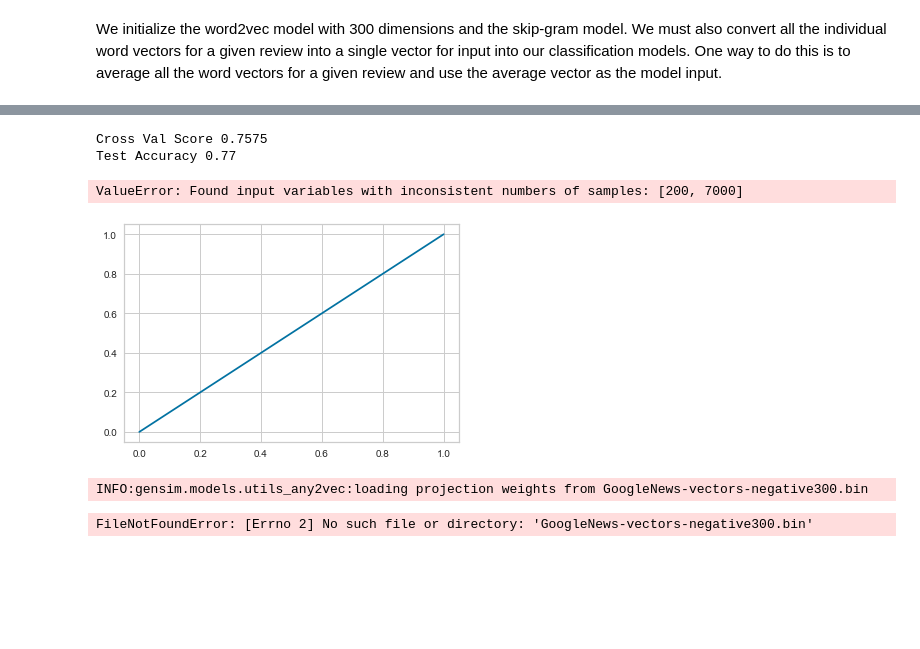
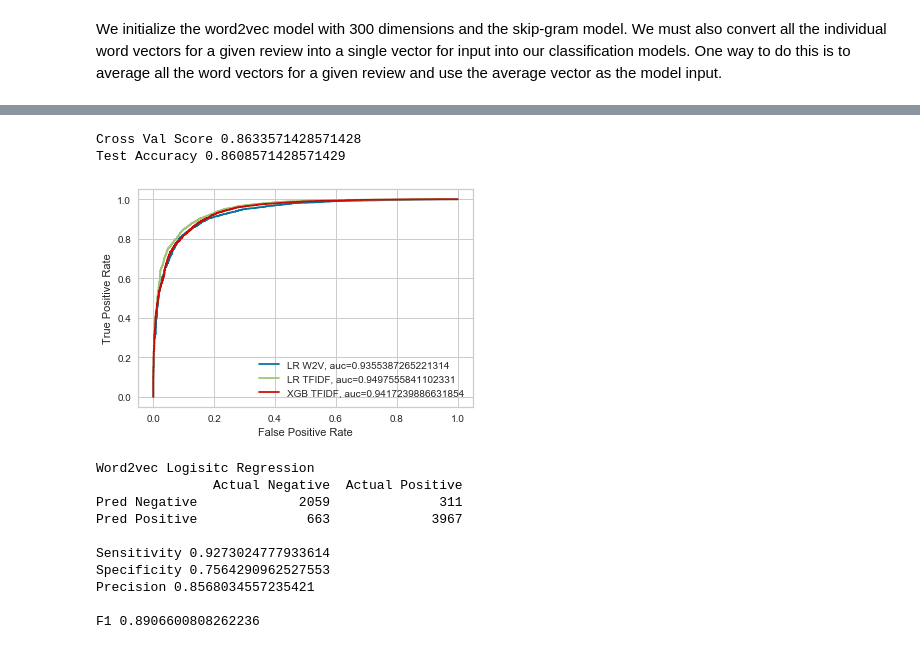
Before and after one commit to tcwou/Yelp-Data-Exploration, a Jupyter notebook: Sentiment Analysis.ipynb, the cells around one changed output, grey strips where cells are left out. Drawn from its saved outputs; the diff is of its cells as text; code cells hidden in the pictures; blank space fills up the shorter version.

```diff
--- a/Sentiment Analysis.ipynb
+++ b/Sentiment Analysis.ipynb
@@ -154,7 +167,7 @@ print("LR Cross Val Score", best_score)
 x_test_tfidf = test_corpus_tf_idf
 y_test = test['sentiment']
 pred_lr_tfidf = grid.predict(x_test_tfidf)
-y_pred_proba_lr_tfidf = grid.predict_proba(x_test)[::,1]
+y_pred_proba_lr_tfidf = grid.predict_proba(x_test_tfidf)[::,1]
 
 print("LR Test Accuracy", metrics.accuracy_score(y_test, pred_lr_tfidf))
 # %% [output]
@@ -177,14 +191,13 @@ grid = GridSearchCV(xgb, params, cv=10, scoring='accuracy')
 grid.fit(X, Y)
 best_params = grid.best_params_
 best_score = grid.best_score_
-best_knn = grid.best_estimator_
 
 print('XGB Cross Val Score', best_score)
 
-x_test = test_corpus_tf_idf
+x_test_tfidf = test_corpus_tf_idf
 y_test = test['sentiment']
-pred_xgb_tfidf = grid.predict(x_test)
-y_pred_proba_xgb_tfidf = grid.predict_proba(x_test)[::,1]
+pred_xgb_tfidf = grid.predict(x_test_tfidf)
+y_pred_proba_xgb_tfidf = grid.predict_proba(x_test_tfidf)[::,1]
 
 print("XGB Test Accuracy", metrics.accuracy_score(y_test, pred_xgb_tfidf))
 # %% [output]
@@ -342,53 +381,57 @@ best_score = grid.best_score_
 
 print("Cross Val Score", best_score)
 
-x_test = test_vecs
+x_test_lr_w2v = test_vecs
 y_test = test['sentiment']
-pred_lr_w2v = grid.predict(x_test)
+pred_lr_w2v = grid.predict(x_test_lr_w2v)
 
 print("Test Accuracy", metrics.accuracy_score(y_test, pred_lr_w2v))
 
-y_pred_proba_lr_w2v = grid.predict_proba(x_test)[::,1]
+y_pred_proba_lr_w2v = grid.predict_proba(x_test_lr_w2v)[::,1]
+
 fpr_lr_w2v, tpr_lr_w2v, _ = metrics.roc_curve(y_test, y_pred_proba_lr_w2v)
 auc = metrics.roc_auc_score(y_test, y_pred_proba_lr_w2v)
-plt.plot(fpr_lr_w2v,fpr_lr_w2v,label="LR W2V, auc="+str(auc))
+plt.plot(fpr_lr_w2v,tpr_lr_w2v,label="LR W2V, auc="+str(auc))
 
 fpr_lr_tfidf, tpr_lr_tfidf, _ = metrics.roc_curve(y_test,y_pred_proba_lr_tfidf)
 auc = metrics.roc_auc_score(y_test, y_pred_proba_lr_tfidf)
 plt.plot(fpr_lr_tfidf,tpr_lr_tfidf,label="LR TFIDF, auc="+str(auc))
 
 fpr_xgb_tfidf, tpr_xgb_tfidf, _ = metrics.roc_curve(y_test,  y_pred_proba_xgb_tfidf)
 auc = metrics.roc_auc_score(y_test, y_pred_proba_xgb_tfidf)
 plt.plot(fpr_xgb_tfidf,tpr_xgb_tfidf,label="XGB TFIDF, auc="+str(auc))
 
 plt.legend(loc=4)
 plt.xlabel('False Positive Rate')
 plt.ylabel('True Positive Rate')
 plt.show()
 
 c_mat_lr_w2v = pd.DataFrame(metrics.confusion_matrix(y_test, pred_lr_w2v),
                     columns=['Actual Negative', 'Actual Positive'],
                     index = ['Pred Negative', 'Pred Positive'])
 
 tp_lr_w2v = c_mat_lr_w2v.iloc[1, 1]
 fp_lr_w2v = c_mat_lr_w2v.iloc[1, 0]
 tn_lr_w2v = c_mat_lr_w2v.iloc[0, 0]
 fn_lr_w2v = c_mat_lr_w2v.iloc[0, 1]
 
-print('TF-IDF Logisitc Regression')
-print(c_mat_lr_tfidf, '\n')
-print('Sensitivity', tp_lr_tfidf/(tp_lr_tfidf+fn_lr_tfidf))
-print('Specificity', tn_lr_tfidf/(tn_lr_tfidf+fp_lr_tfidf))
-print('Precision', tp_lr_tfidf/(tp_lr_tfidf+fp_lr_tfidf), '\n')
+print('Word2vec Logisitc Regression')
+print(c_mat_lr_w2v, '\n')
+print('Sensitivity', tp_lr_w2v/(tp_lr_w2v+fn_lr_w2v))
+print('Specificity', tn_lr_w2v/(tn_lr_w2v+fp_lr_w2v))
+print('Precision', tp_lr_w2v/(tp_lr_w2v+fp_lr_w2v), '\n')
+print('F1', (2*tp_lr_w2v)/((2*tp_lr_w2v)+fp_lr_w2v+fn_lr_w2v), '\n')
 # %% [output]
-Cross Val Score 0.7575
-Test Accuracy 0.77
+Cross Val Score 0.8633571428571428
+Test Accuracy 0.8608571428571429
+[figure, new version]
-ValueError: Found input variables with inconsistent numbers of samples: [200, 7000]
+Word2vec Logisitc Regression
+               Actual Negative  Actual Positive
+Pred Negative             2059              311
+Pred Positive              663             3967
+
+Sensitivity 0.9273024777933614
+Specificity 0.7564290962527553
+Precision 0.8568034557235421
+
+F1 0.8906600808262236
-[figure, old version]
-# %%
-
-model_google = gensim.models.KeyedVectors.load_word2vec_format('GoogleNews-vectors-negative300.bin',
-                                                           binary=True,limit=3000000)
-# %% [output]
-INFO:gensim.models.utils_any2vec:loading projection weights from GoogleNews-vectors-negative300.bin
-FileNotFoundError: [Errno 2] No such file or directory: 'GoogleNews-vectors-negative300.bin'
```
Also changed, not shown: parts of 19 cells of this notebook.
